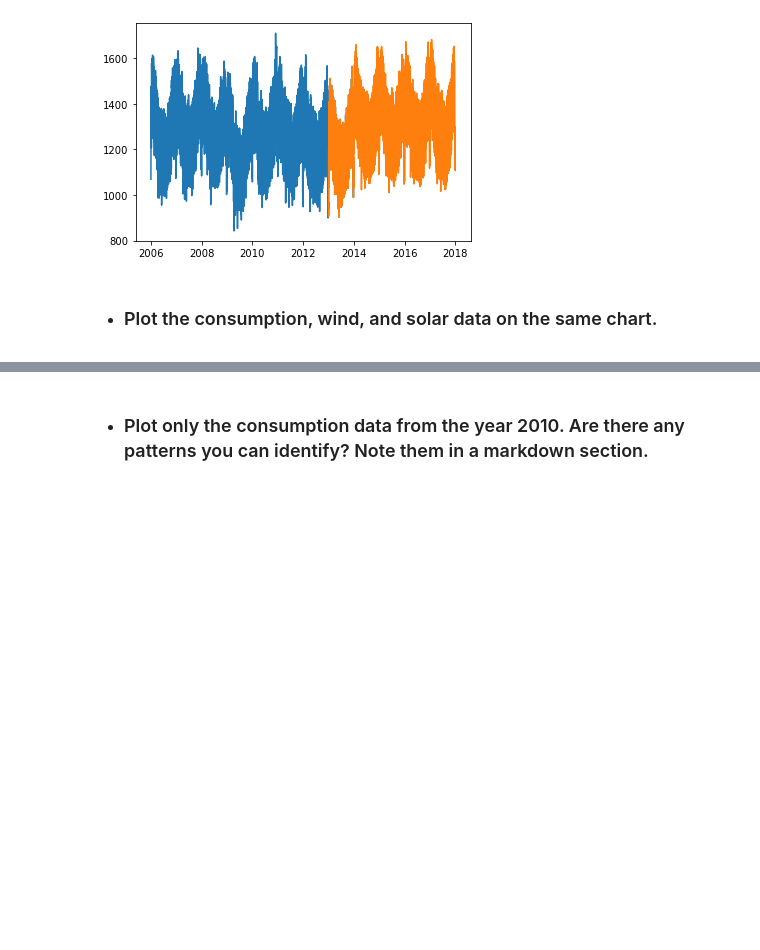
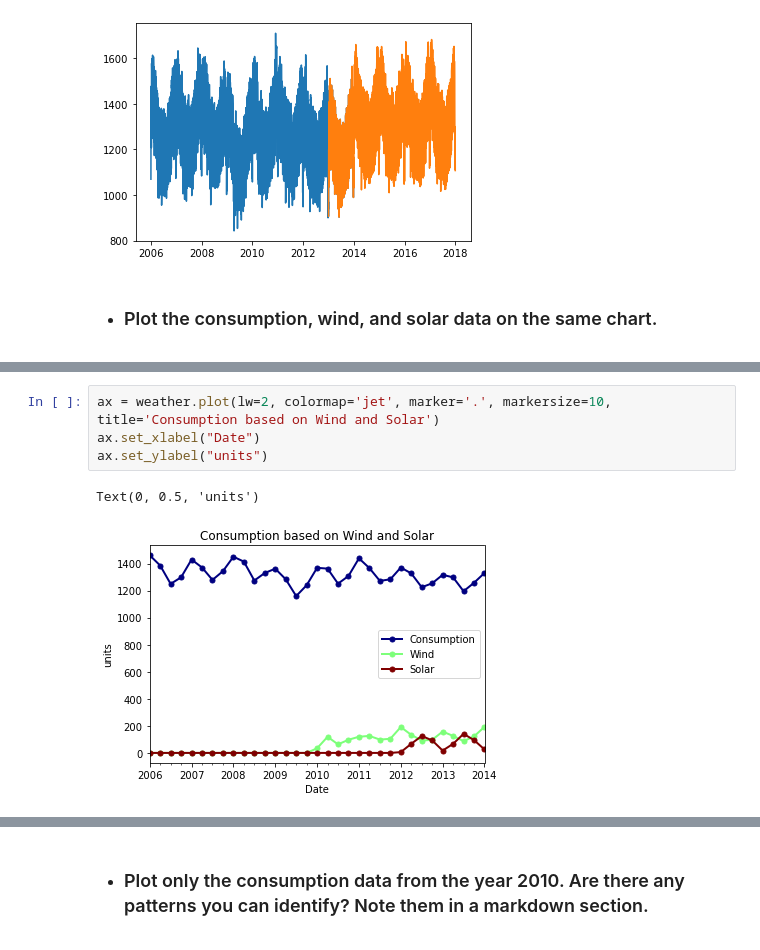
Before and after one commit to jeneyring/time-series-exercises, a Jupyter notebook: explore.ipynb, the cells around one changed output, grey strips where cells are left out. Cells and saved outputs as stored; diff of their text form; blank space fills up the shorter version.

```diff
--- a/explore.ipynb
+++ b/explore.ipynb
@@ -309,0 +337,7 @@ sns.catplot(x="Consumption", y="Wind+Solar", data=train)
+# %%
+ax = weather.plot(lw=2, colormap='jet', marker='.', markersize=10, title='Consumption based on Wind and Solar')
+ax.set_xlabel("Date")
+ax.set_ylabel("units")
+# %% [output]
+Text(0, 0.5, 'units')
+[figure, added]
```
Also changed, not shown: parts of 13 cells of this notebook.
